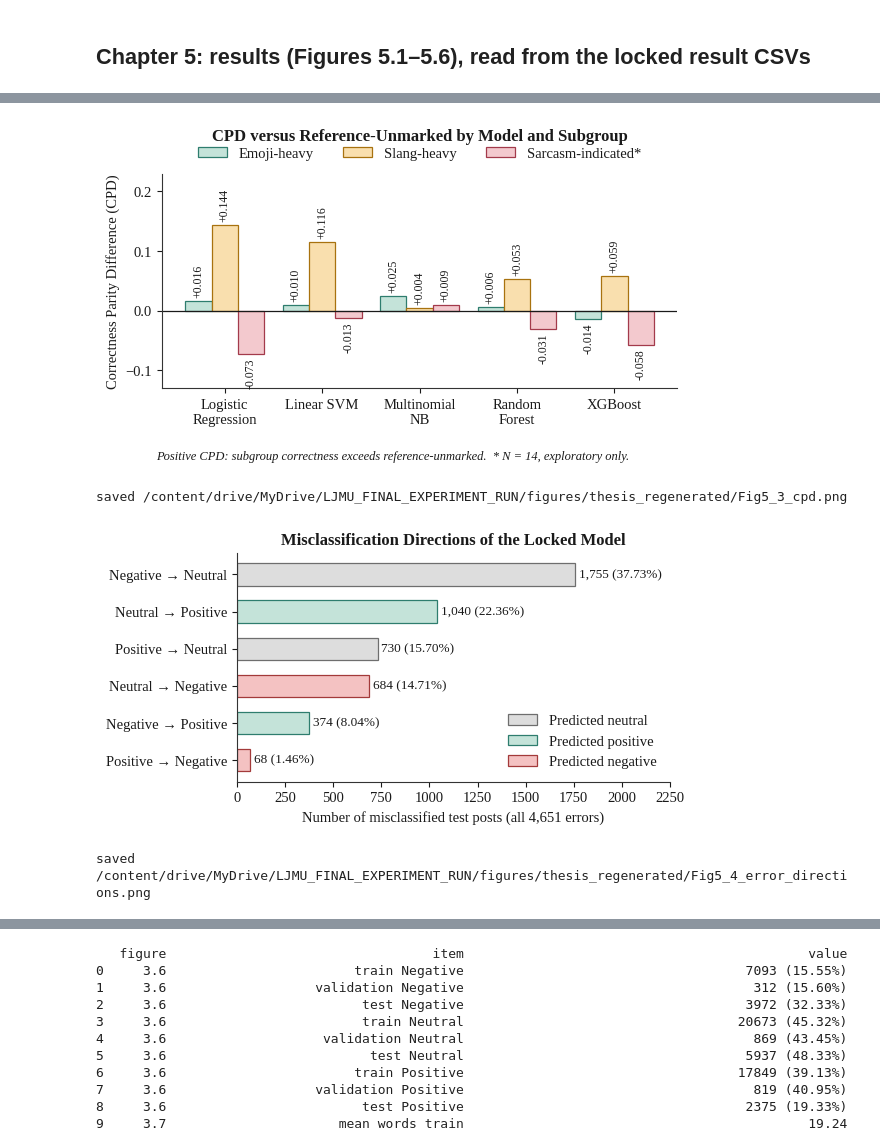
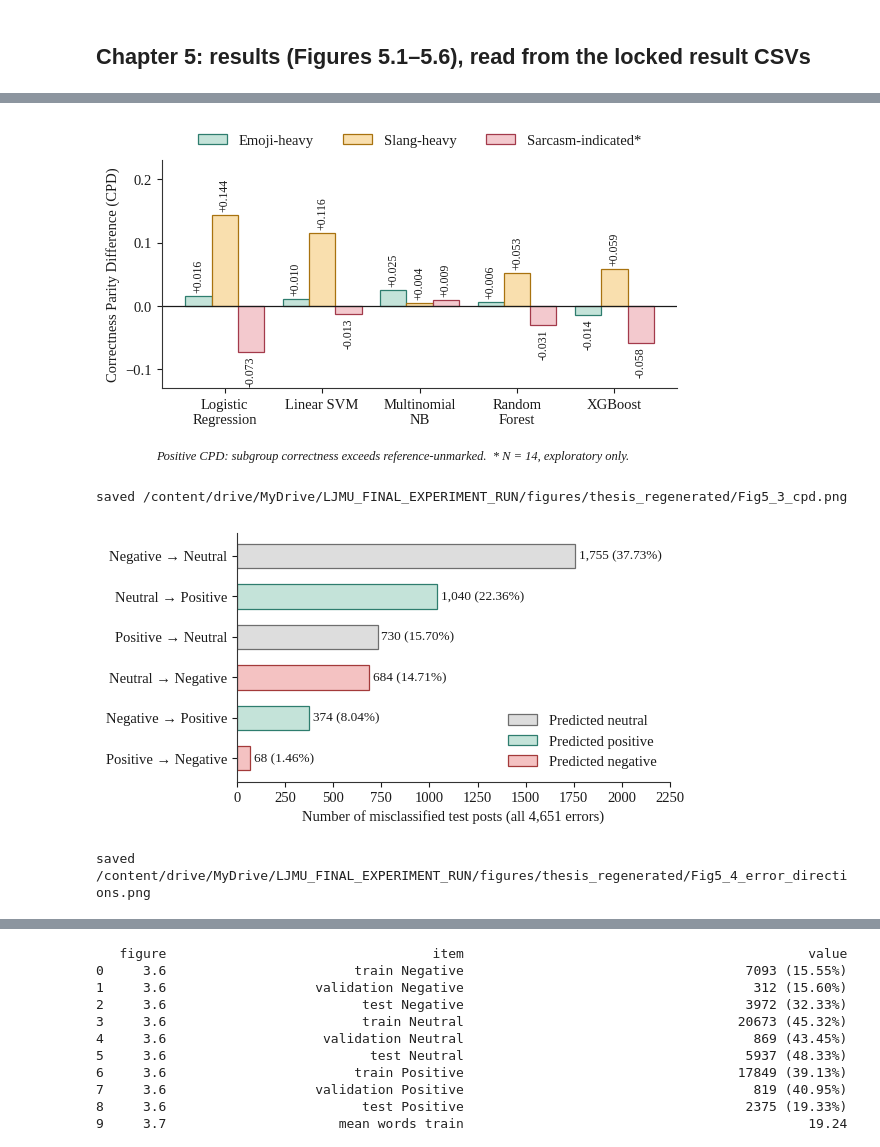
Before and after one commit to abtGIT/ethical-risk-assessment-sentiment-analysis-models-social-media-monitoring-bias-inclusivity, a Jupyter notebook: Implementation/FIGURES_Regenerate.ipynb, the cells around one changed output, grey strips where cells are left out. Saved outputs shown, nothing was run; the diff lists cells and outputs as text; code cells hidden in the pictures.

```diff
--- a/Implementation/FIGURES_Regenerate.ipynb
+++ b/Implementation/FIGURES_Regenerate.ipynb
@@ -214,28 +228,27 @@ ax.axhline(0, color='#1a1a1a', linewidth=0.9); ax.set_xticks(x)
 ax.set_xticklabels(['Logistic\nRegression', 'Linear SVM', 'Multinomial\nNB', 'Random\nForest', 'XGBoost'])
 ax.set_ylim(-0.13, 0.23); ax.set_ylabel('Correctness Parity Difference (CPD)')
 ax.legend(ncol=3, loc='lower center', bbox_to_anchor=(0.5, 1.0))
-ax.set_title('CPD versus Reference-Unmarked by Model and Subgroup', pad=24)
 fig.text(0.12, 0.01, 'Positive CPD: subgroup correctness exceeds reference-unmarked.  * N = 14, exploratory only.', fontsize=9, style='italic')
 save(fig, 'Fig5_3_cpd.png', 1830, 1050, rect=(0, 0.06, 1, 1))
 # %% [output]
-[figure, old version]
+[figure, new version]
 saved /content/drive/MyDrive/LJMU_FINAL_EXPERIMENT_RUN/figures/thesis_regenerated/Fig5_3_cpd.png
 # %%
 # Figure 5.4 error directions (bars coloured by the predicted class)
 e = pd.read_csv(need(RES/'F06_all_error_directions.csv')).sort_values('N Errors')
 fig, ax = plt.subplots(); seen = set(); PRED = {'negative': 0, 'neutral': 1, 'positive': 2}
 for i, (_, r) in enumerate(e.iterrows()):
     pred = str(r['Error Direction']).split('->')[-1].strip().lower(); k = PRED[pred]
     ax.barh(i, r['N Errors'], 0.6, color=CLS[k][0], edgecolor=CLS[k][1], linewidth=0.9, label=None if pred in seen else f'Predicted {pred}'); seen.add(pred)
     ax.text(r['N Errors'] + 20, i, f"{int(r['N Errors']):,} ({r['% of All Errors']:.2f}%)", va='center', fontsize=9.5)
     log('5.4', r['Error Direction'], f"{int(r['N Errors'])} ({r['% of All Errors']:.4f}%)")
 ax.set_yticks(range(len(e))); ax.set_yticklabels(e['Error Direction'].str.replace(' -> ', ' → ').str.title())
 ax.set_xlim(0, 2250); ax.set_xlabel(f"Number of misclassified test posts (all {int(e['N Errors'].sum()):,} errors)")
 handles, labels = ax.get_legend_handles_labels(); order_ = [labels.index(f'Predicted {p_}') for p_ in ('neutral', 'positive', 'negative') if f'Predicted {p_}' in labels]
 ax.legend([handles[i] for i in order_], [labels[i] for i in order_], loc='lower right')
-ax.set_title('Misclassification Directions of the Locked Model'); save(fig, 'Fig5_4_error_directions.png', 1830, 969)
+save(fig, 'Fig5_4_error_directions.png', 1830, 969)
 # %% [output]
-[figure, old version]
+[figure, new version]
 saved /content/drive/MyDrive/LJMU_FINAL_EXPERIMENT_RUN/figures/thesis_regenerated/Fig5_4_error_directions.png
 # %%
 # Figure 5.5 HCER and ECE by subgroup
```
Also changed, not shown: parts of 8 cells of this notebook.
